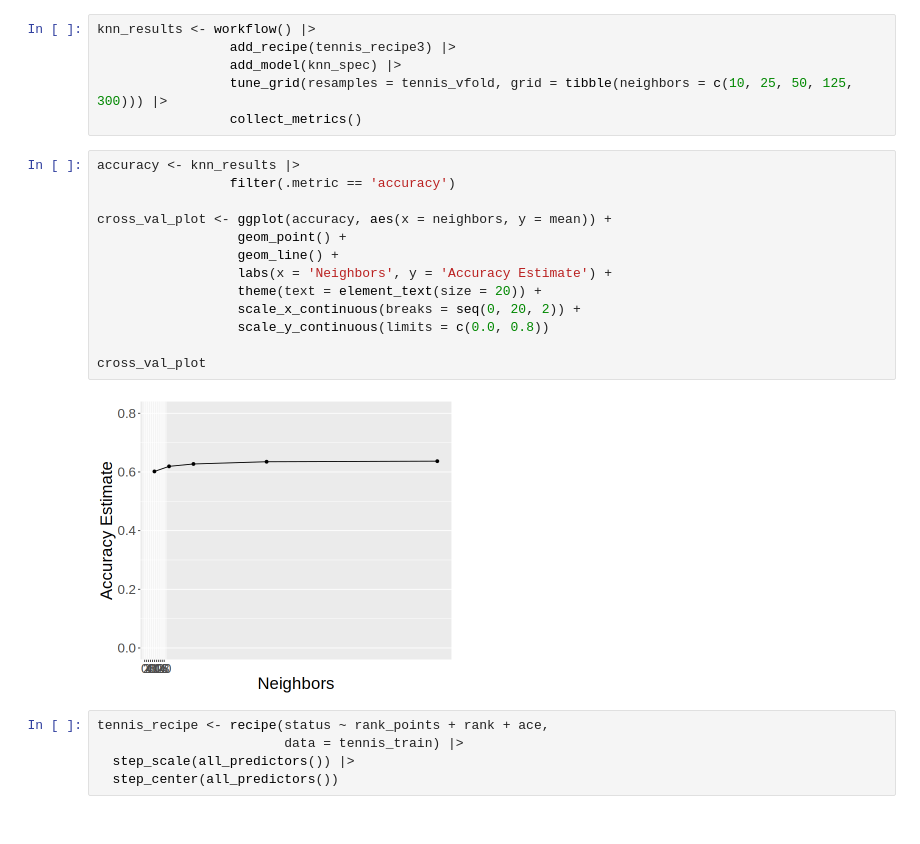
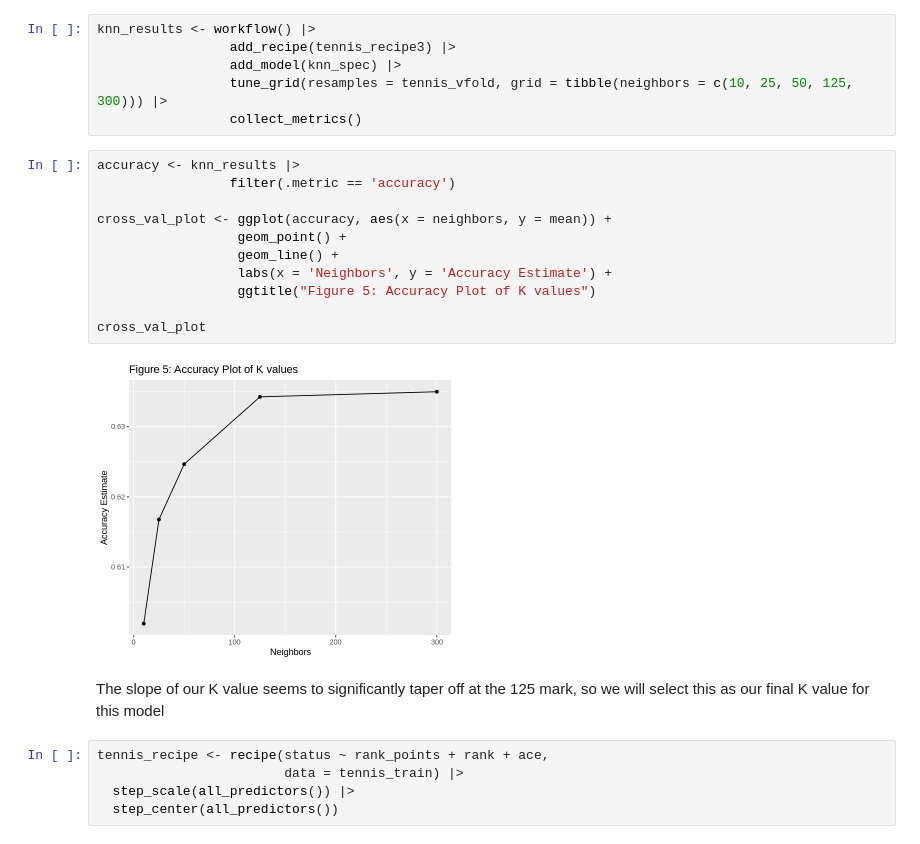
Before and after one commit to Jinception01/DSCI_100_Group_32, a Jupyter notebook: Group_32_Project.ipynb, the cells around one changed output. Cells and saved outputs as stored; diff of their text form.

```diff
--- a/Group_32_Project.ipynb
+++ b/Group_32_Project.ipynb
@@ -167,18 +297,18 @@ knn_results <- workflow() |>
 # %%
 accuracy <- knn_results |>
                  filter(.metric == 'accuracy')
 
 cross_val_plot <- ggplot(accuracy, aes(x = neighbors, y = mean)) +
                   geom_point() +
                   geom_line() +
                   labs(x = 'Neighbors', y = 'Accuracy Estimate') +
-                  theme(text = element_text(size = 20)) +
-                  scale_x_continuous(breaks = seq(0, 20, 2)) +
-                  scale_y_continuous(limits = c(0.0, 0.8))
+                  ggtitle("Figure 5: Accuracy Plot of K values")
 
 cross_val_plot
 # %% [output]
-[figure, old version]
+[figure, new version]
+# %% [markdown]
+The slope of our K value seems to significantly taper off at the 125 mark, so we will select this as our final K value for this model
 # %%
 tennis_recipe <- recipe(status ~ rank_points + rank + ace,
                         data = tennis_train) |>
```
Also changed, not shown: parts of 36 cells of this notebook.
